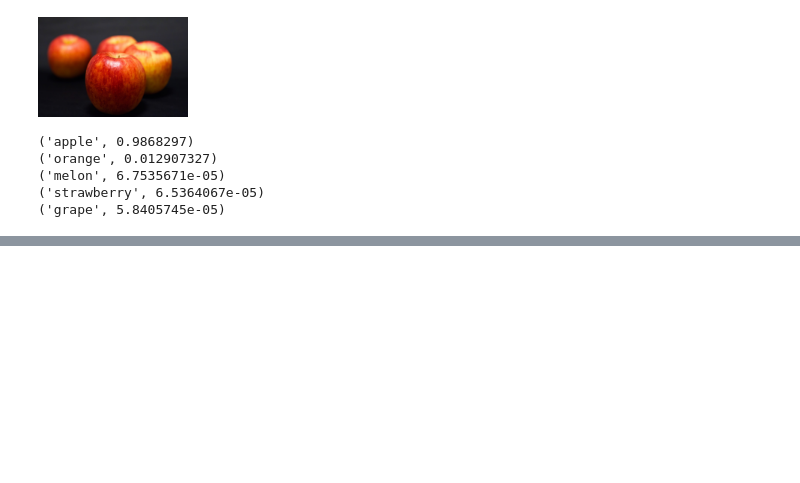
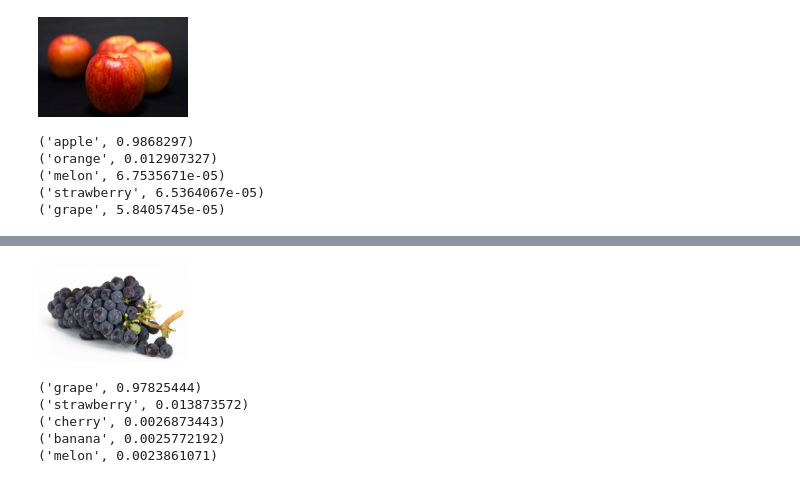
Before and after one commit to taji-taji/image_classifier_sample, a Jupyter notebook: classifier/fine-tuning-vgg16.ipynb, the cells around one changed output, grey strips where cells are left out. Drawn from its saved outputs; the diff is of its cells as text; code cells hidden in the pictures; blank space fills up the shorter version.

```diff
--- a/classifier/fine-tuning-vgg16.ipynb
+++ b/classifier/fine-tuning-vgg16.ipynb
@@ -304,0 +314,9 @@ predict('./data/samples/apple1.jpg')
+# %%
+predict('./data/samples/grape1.jpg')
+# %% [output]
+[figure, added]
+('grape', 0.97825444)
+('strawberry', 0.013873572)
+('cherry', 0.0026873443)
+('banana', 0.0025772192)
+('melon', 0.0023861071)
```
Also changed, not shown: parts of 2 cells of this notebook, 4 other files.
